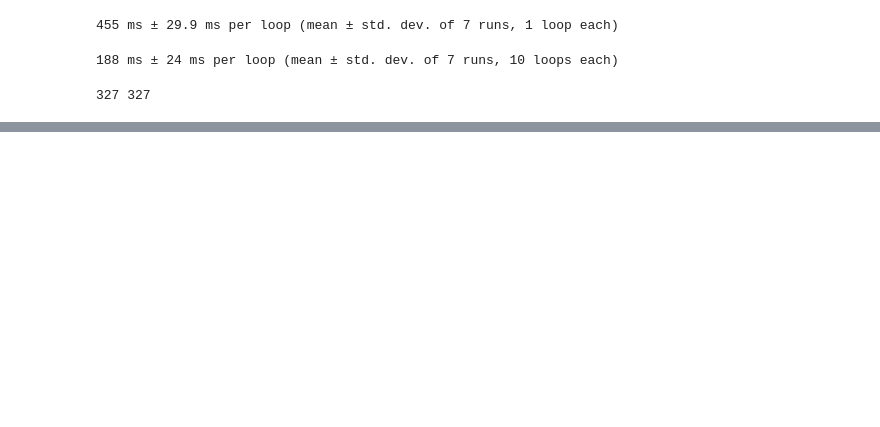
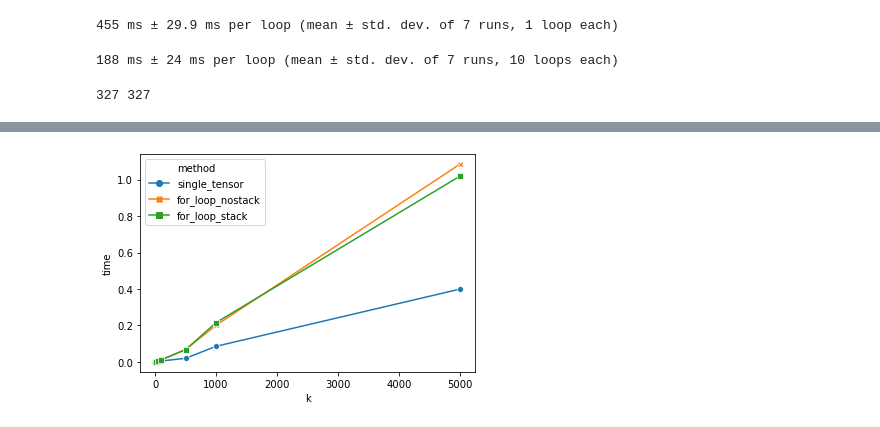
Before and after one commit to bjuncek/video_reader_benchmark, a Jupyter notebook: API_Explore.ipynb, the cells around one changed output, grey strips where cells are left out. Cells and saved outputs as stored; diff of their text form; code cells hidden in the pictures; blank space fills up the shorter version.

```diff
--- a/API_Explore.ipynb
+++ b/API_Explore.ipynb
@@ -55,0 +116,6 @@ correct/len(images_cv2)
+# %%
+ax = sns.lineplot(x="k", y="time",
+                  hue="method", style="method",
+                  markers=True, dashes=False, data=df)
+# %% [output]
+[figure, added]
```
Also changed, not shown: parts of 14 cells of this notebook, 2 other files.
